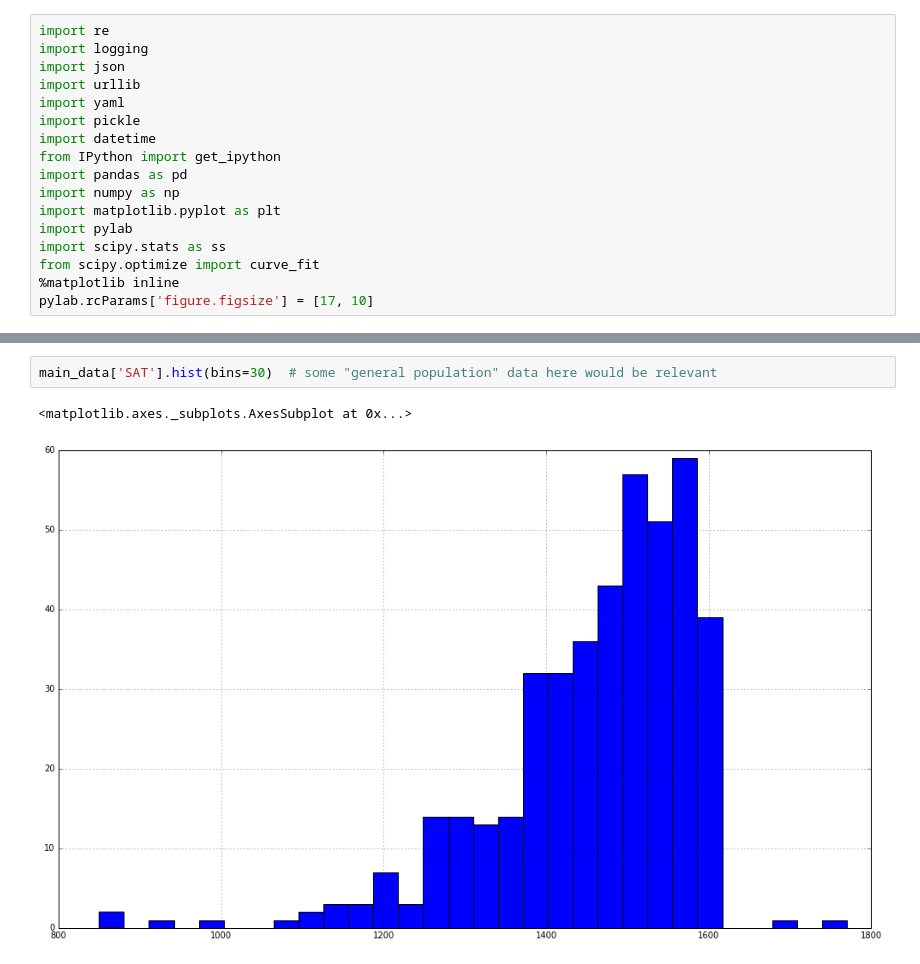
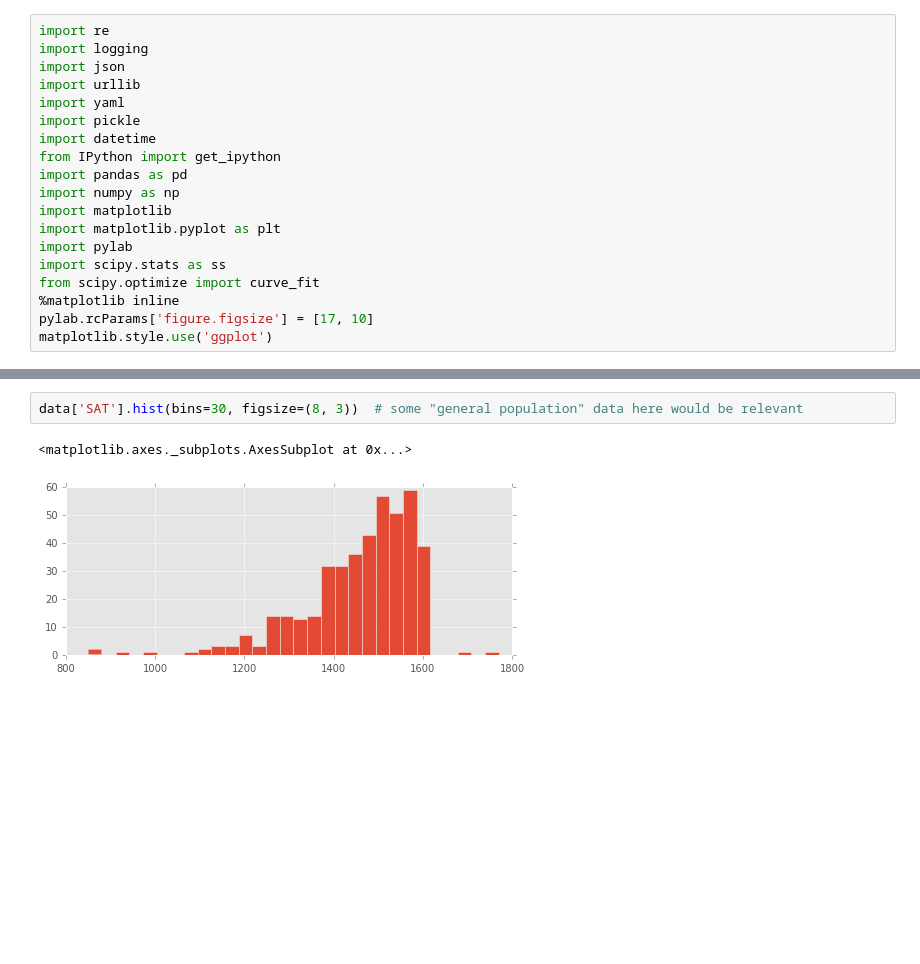
Before and after one commit to HoverHell/lw-survey-analysis, a Jupyter notebook: stuff.ipynb, the cells around one changed output, grey strips where cells are left out. Saved outputs shown, nothing was run; the diff lists cells and outputs as text; blank space fills up the shorter version.

```diff
--- a/stuff.ipynb
+++ b/stuff.ipynb
@@ -9,9 +9,11 @@ import datetime
 from IPython import get_ipython
 import pandas as pd
 import numpy as np
+import matplotlib
 import matplotlib.pyplot as plt
 import pylab
 import scipy.stats as ss
 from scipy.optimize import curve_fit
 %matplotlib inline
 pylab.rcParams['figure.figsize'] = [17, 10]
+matplotlib.style.use('ggplot')
@@ -165,5 +24,5 @@ c1d.transpose().plot()
 # %%
-main_data['SAT'].hist(bins=30)  # some "general population" data here would be relevant
+data['SAT'].hist(bins=30, figsize=(8, 3))  # some "general population" data here would be relevant
 # %% [output]
 <matplotlib.axes._subplots.AxesSubplot at 0x...>
-[figure, old version]
+[figure, new version]
```
Also changed, not shown: parts of 10 cells of this notebook, 4 other files.
